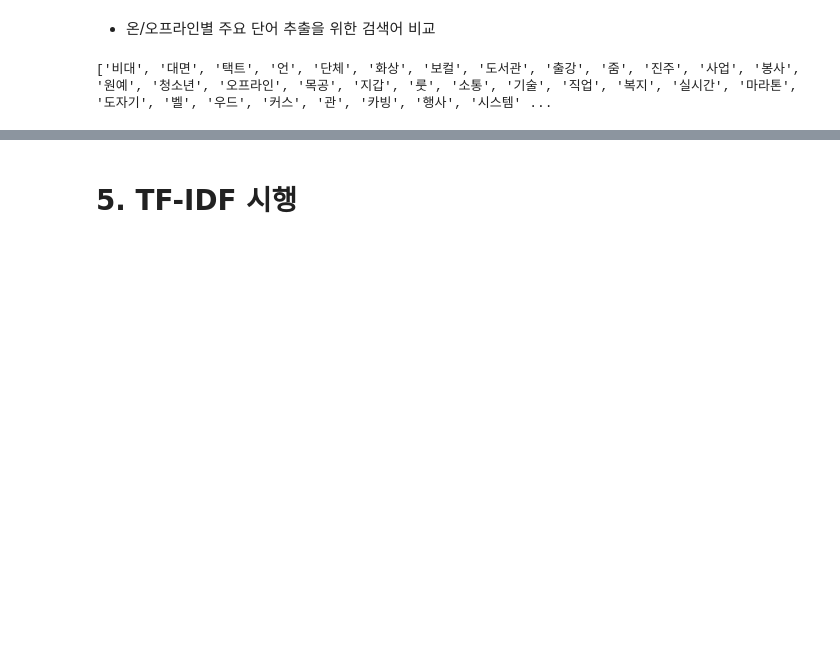
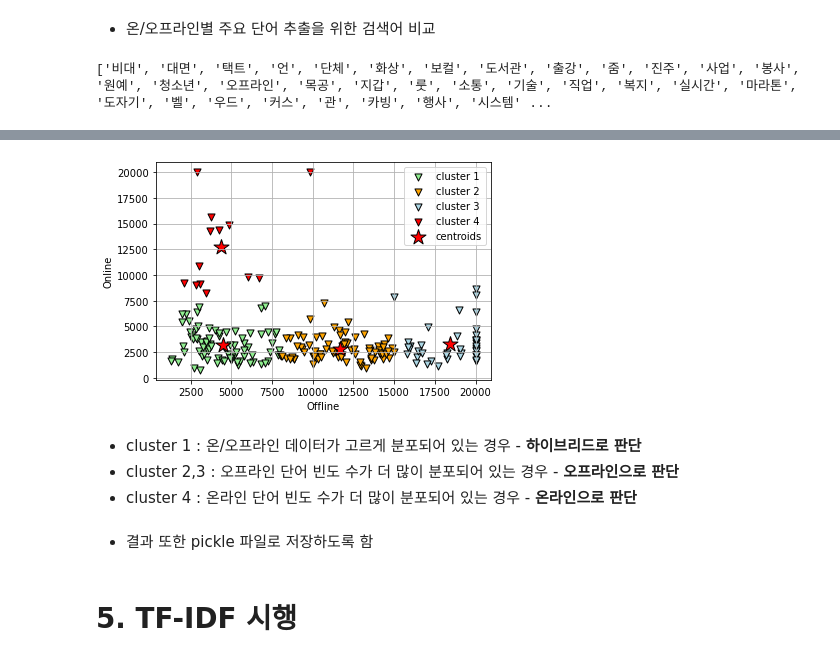
Before and after one commit to songmin9813/Leisure_Analyzer, a Jupyter notebook: Project_Final.ipynb, the cells around one changed output, grey strips where cells are left out. Drawn from its saved outputs; the diff is of its cells as text; code cells hidden in the pictures; blank space fills up the shorter version.

```diff
--- a/Project_Final.ipynb
+++ b/Project_Final.ipynb
@@ -392,0 +456,4 @@ f.close()#onoff data 저장
+# %%
+km=KMeans(n_clusters=4,n_jobs=5,random_state=1)
+km.fit(onoff)
+y_km=km.fit_predict(a)
@@ -392,0 +473,51 @@ f.close()#onoff data 저장
+# %%
+plt.scatter(
+    a[y_km == 0, 0], a[y_km == 0, 1],
+    s=50, c='lightgreen',
+    marker='v', edgecolor='black',
+    label='cluster 1'
+)
+
+plt.scatter(
+    a[y_km == 1, 0], a[y_km == 1, 1],
+    s=50, c='orange',
+    marker='v', edgecolor='black',
+    label='cluster 2'
+)
+
+plt.scatter(
+    a[y_km == 2, 0], a[y_km == 2, 1],
+    s=50, c='lightblue',
+    marker='v', edgecolor='black',
+    label='cluster 3'
+)
+
+plt.scatter(
+    a[y_km == 3, 0], a[y_km == 3, 1],
+    s=50, c='red',
+    marker='v', edgecolor='black',
+    label='cluster 4'
+)
+
+
+
+# plot the centroids
+plt.scatter(
+    km.cluster_centers_[:, 0], km.cluster_centers_[:, 1],
+    s=250, marker='*',
+    c='red', edgecolor='black',
+    label='centroids'
+)
+plt.xlabel("Offline")
+plt.ylabel("Online")
+plt.legend(scatterpoints=1)
+plt.grid()
+plt.show()
+# %% [output]
+[figure, added]
+# %% [markdown]
+- cluster 1 : 온/오프라인 데이터가 고르게 분포되어 있는 경우 - **하이브리드로 판단**
+- cluster 2,3 : 오프라인 단어 빈도 수가 더 많이 분포되어 있는 경우 - **오프라인으로 판단**
+- cluster 4 : 온라인 단어 빈도 수가 더 많이 분포되어 있는 경우 - **온라인으로 판단**
+# %% [markdown]
+- 결과 또한 pickle 파일로 저장하도록 함
```
Also changed, not shown: parts of 27 cells of this notebook.
